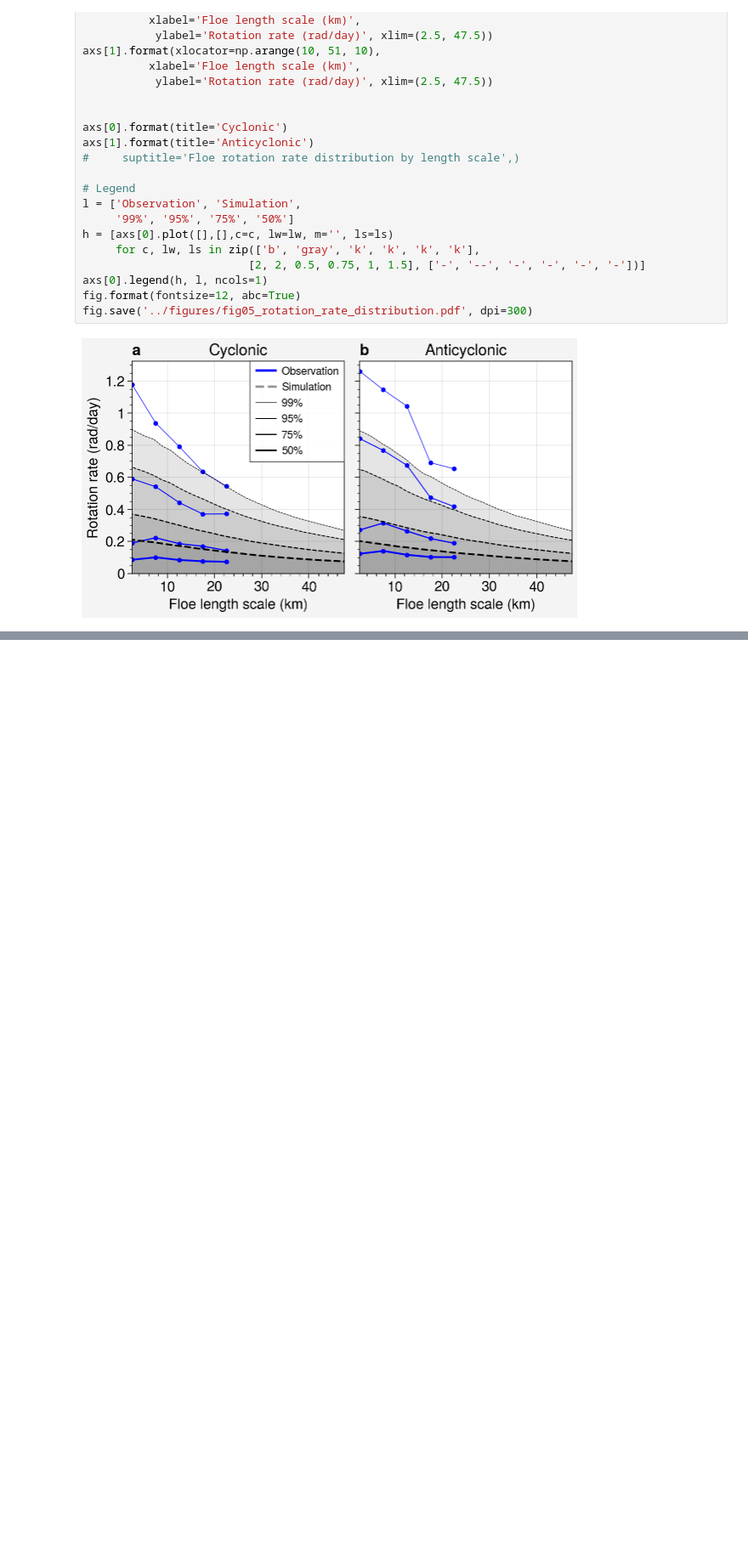
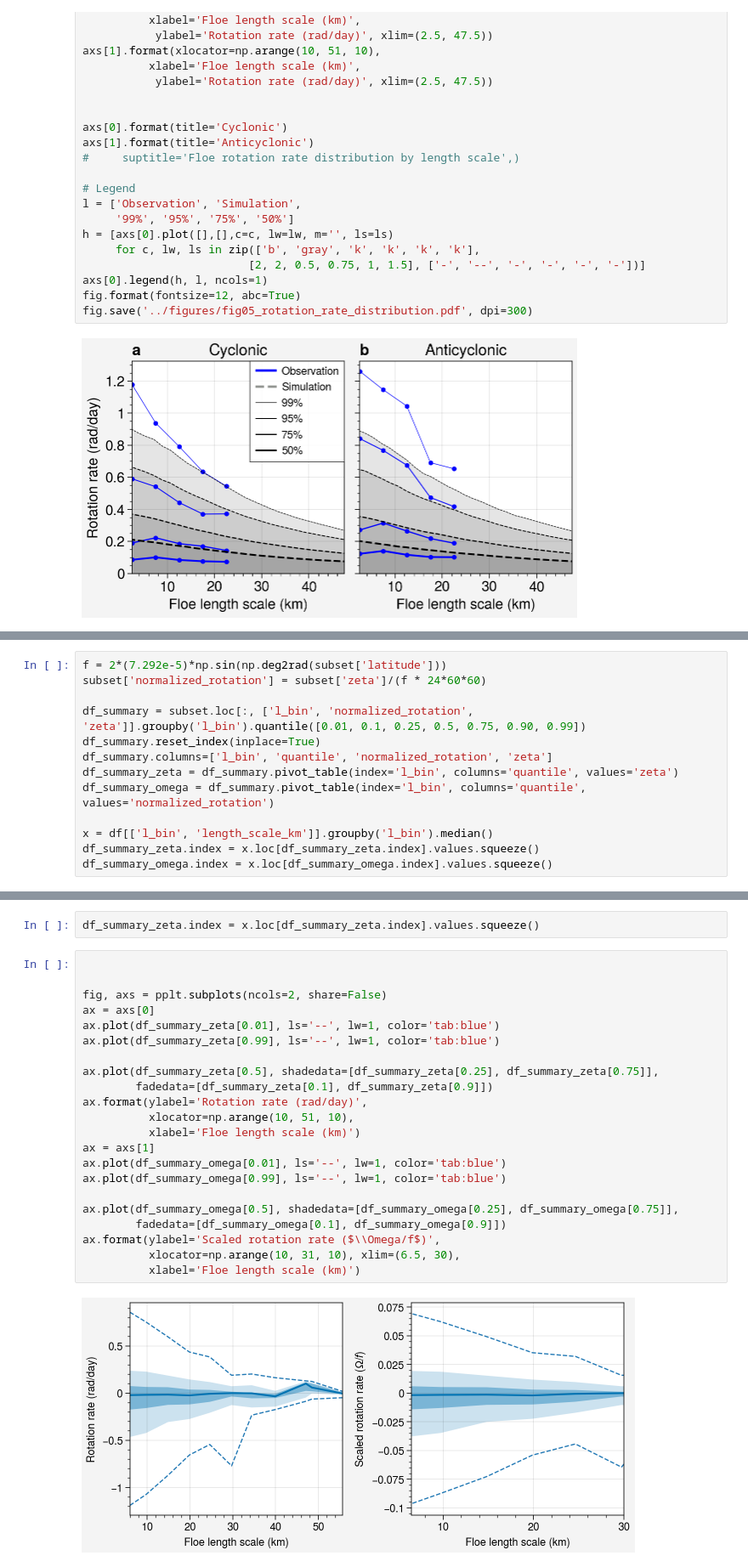
Before and after one commit to danielmwatkins/miz_scales_of_motion, a Jupyter notebook: notebooks/rotation_rate.ipynb, the cells around one changed output, grey strips where cells are left out. Shown at 85% size. Drawn from its saved outputs; the diff is of its cells as text; blank space fills up the shorter version.

```diff
--- a/notebooks/rotation_rate.ipynb
+++ b/notebooks/rotation_rate.ipynb
@@ -126,0 +125,13 @@ ax.scatter(subset['sea_ice_concentration'], subset['area'], m='.', ms=1)
+# %%
+f = 2*(7.292e-5)*np.sin(np.deg2rad(subset['latitude']))
+subset['normalized_rotation'] = subset['zeta']/(f * 24*60*60)
+
+df_summary = subset.loc[:, ['l_bin', 'normalized_rotation', 'zeta']].groupby('l_bin').quantile([0.01, 0.1, 0.25, 0.5, 0.75, 0.90, 0.99])
+df_summary.reset_index(inplace=True)
+df_summary.columns=['l_bin', 'quantile', 'normalized_rotation', 'zeta']
+df_summary_zeta = df_summary.pivot_table(index='l_bin', columns='quantile', values='zeta')
+df_summary_omega = df_summary.pivot_table(index='l_bin', columns='quantile', values='normalized_rotation')
+
+x = df[['l_bin', 'length_scale_km']].groupby('l_bin').median()
+df_summary_zeta.index = x.loc[df_summary_zeta.index].values.squeeze()
+df_summary_omega.index = x.loc[df_summary_omega.index].values.squeeze()
@@ -126,0 +144,26 @@ ax.scatter(subset['sea_ice_concentration'], subset['area'], m='.', ms=1)
+# %%
+df_summary_zeta.index = x.loc[df_summary_zeta.index].values.squeeze()
+# %%
+
+
+fig, axs = pplt.subplots(ncols=2, share=False)
+ax = axs[0]
+ax.plot(df_summary_zeta[0.01], ls='--', lw=1, color='tab:blue')
+ax.plot(df_summary_zeta[0.99], ls='--', lw=1, color='tab:blue')
+
+ax.plot(df_summary_zeta[0.5], shadedata=[df_summary_zeta[0.25], df_summary_zeta[0.75]],
+        fadedata=[df_summary_zeta[0.1], df_summary_zeta[0.9]])
+ax.format(ylabel='Rotation rate (rad/day)',
+          xlocator=np.arange(10, 51, 10),
+          xlabel='Floe length scale (km)')
+ax = axs[1]
+ax.plot(df_summary_omega[0.01], ls='--', lw=1, color='tab:blue')
+ax.plot(df_summary_omega[0.99], ls='--', lw=1, color='tab:blue')
+
+ax.plot(df_summary_omega[0.5], shadedata=[df_summary_omega[0.25], df_summary_omega[0.75]],
+        fadedata=[df_summary_omega[0.1], df_summary_omega[0.9]])
+ax.format(ylabel='Scaled rotation rate ($\\Omega/f$)',
+          xlocator=np.arange(10, 31, 10), xlim=(6.5, 30),
+          xlabel='Floe length scale (km)')
+# %% [output]
+[figure, added]
```
Also changed, not shown: parts of 13 cells of this notebook, 3 other files.
